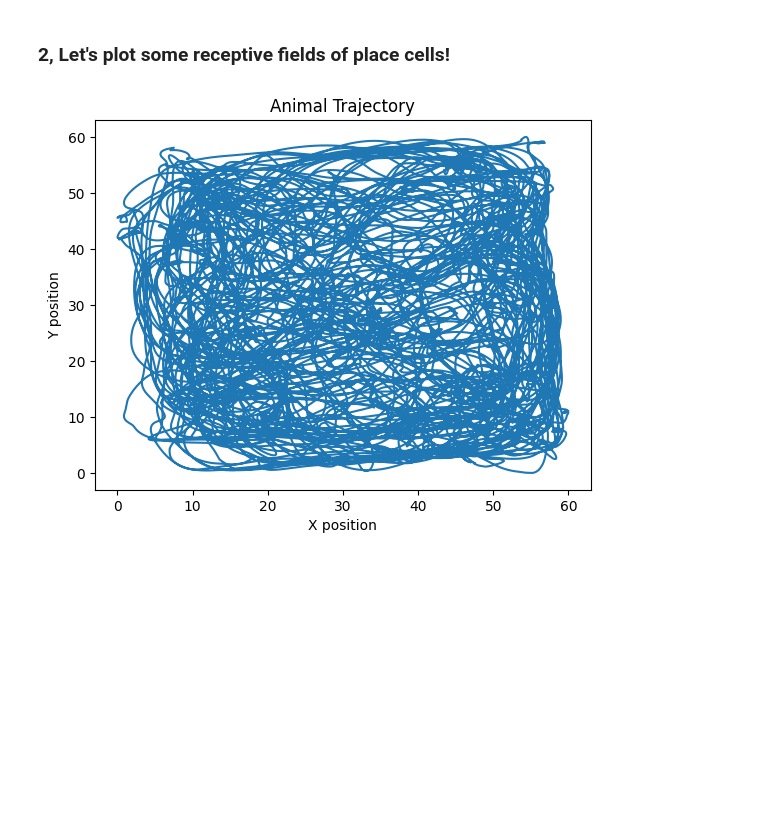
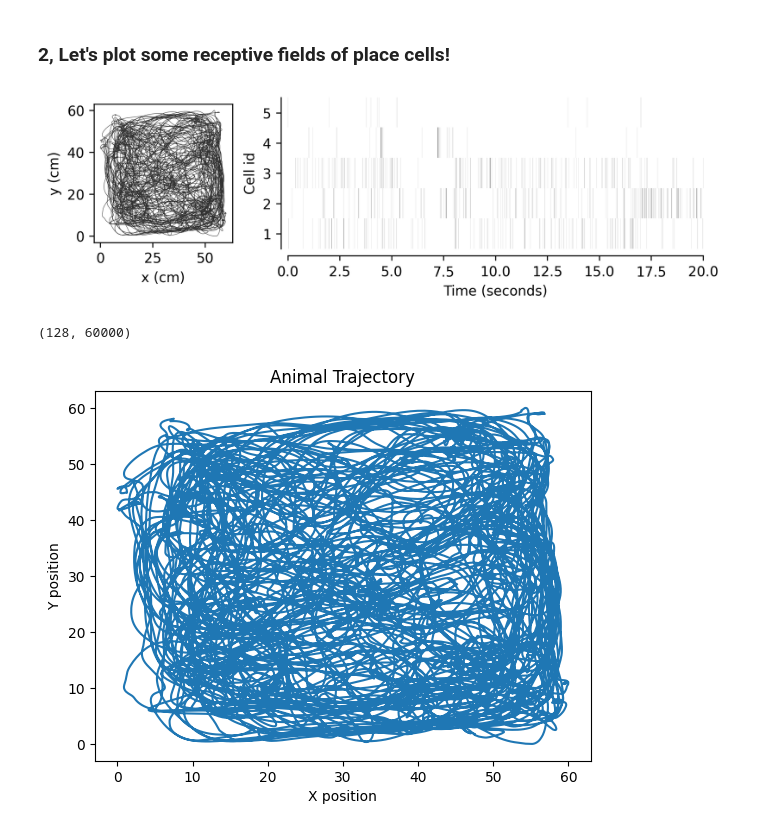
Before and after one commit to ZilongJi/NEUR0016Lectures, a Jupyter notebook: HPCSpatialRepresentation.ipynb, the cells around one changed output. Cells and saved outputs as stored; diff of their text form; code cells hidden in the pictures; blank space fills up the shorter version.

```diff
--- a/HPCSpatialRepresentation.ipynb
+++ b/HPCSpatialRepresentation.ipynb
@@ -10,47 +10,54 @@
 import numpy as np
 import matplotlib.pyplot as plt
 import matplotlib.gridspec as gridspec
+import seaborn as sns
 
 #load the data
 data = np.load('mousedata.npz')
 SpikeArray = data["SpikeArray"]
 position = data["position"]
 timestamps = data["timestamps"]
 samplerate = data["samplerate"]
 
 #
 #Plot trajectory and spikes of all cells
 #init a figure using gridspec with 2 columns and 1 row
 fig = plt.figure(figsize=(8,2), dpi=300)
 gs = gridspec.GridSpec(1, 2, width_ratios=[1, 3])
 labelsize = 10
 ticksize = 8
 
 #visulized the position using subplot 1
 ax0 = plt.subplot(gs[0])
 ax0.plot(position[:,0], position[:,1], 'k', alpha=0.8, linewidth=0.3)
 ax0.set_xlabel('x (cm)', fontsize=labelsize)
 ax0.set_ylabel('y (cm)', fontsize=labelsize)
 #set equal axis
 ax0.set_aspect('equal')
-ax0.set_title('Animal %s, Trial %d'%(animal_name, experiment_n), fontsize=labelsize)
 
 #visulized the spike raster plot using imshow in subplot 2
 ax1 = plt.subplot(gs[1])
 
-ax1.imshow(spikes.T, aspect='auto', cmap='Greys', interpolation='none', extent=[0, time_in_seconds[-1], 1, spikes.shape[1]+1])
+# Randomly select 5 cell indices
+num_cells_to_plot = 5
+random_cell_indices = np.random.choice(SpikeArray.shape[0], size=num_cells_to_plot, replace=False)
+selected_spike_array = SpikeArray[random_cell_indices, :]
+
+ax1.imshow(selected_spike_array, aspect='auto', cmap='Greys', interpolation='none', extent=[0, timestamps[-1], 1, num_cells_to_plot+1])
 
 ax1.set_xlabel('Time (seconds)', fontsize=labelsize)
 ax1.set_ylabel('Cell id', fontsize=labelsize)
-#set tick size as ticksize
-ax1.set_xlim([0, time_in_seconds[-1]])
-ax1.set_ylim([1, spikes.shape[1]+1])
-
-
-#set tick size as ticksize for both ax0 and ax1
-for ax in [ax0, ax1]:
-    ax.tick_params(axis='both', which='major', labelsize=ticksize)
-    ax.tick_params(axis='both', which='minor', labelsize=ticksize)
+ax1.set_xlim([0, timestamps[50*20]]) # Set the upper limit to the 1000th timestamp
+#set y tick labels
+ax1.set_yticks(np.arange(1, num_cells_to_plot+1)+0.5)
+ax1.set_yticklabels(np.arange(1, num_cells_to_plot+1))
+sns.despine(ax=ax1, offset=5)
+# %% [output]
+[figure, added]
+# %%
+SpikeArray.shape
+# %% [output]
+(128, 60000)
 # %%
 #plot animal trajectory
 fig, ax = plt.subplots()
```
